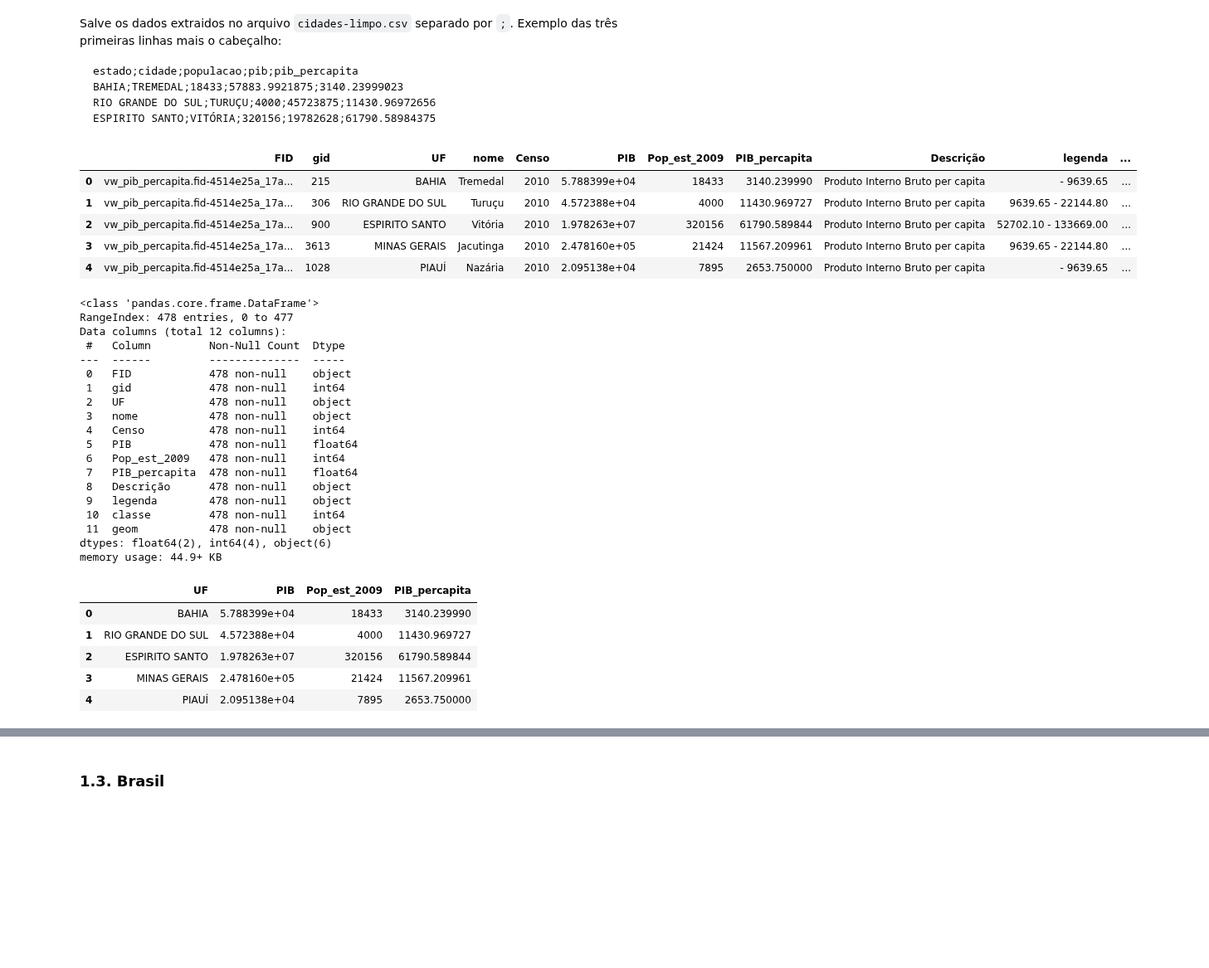
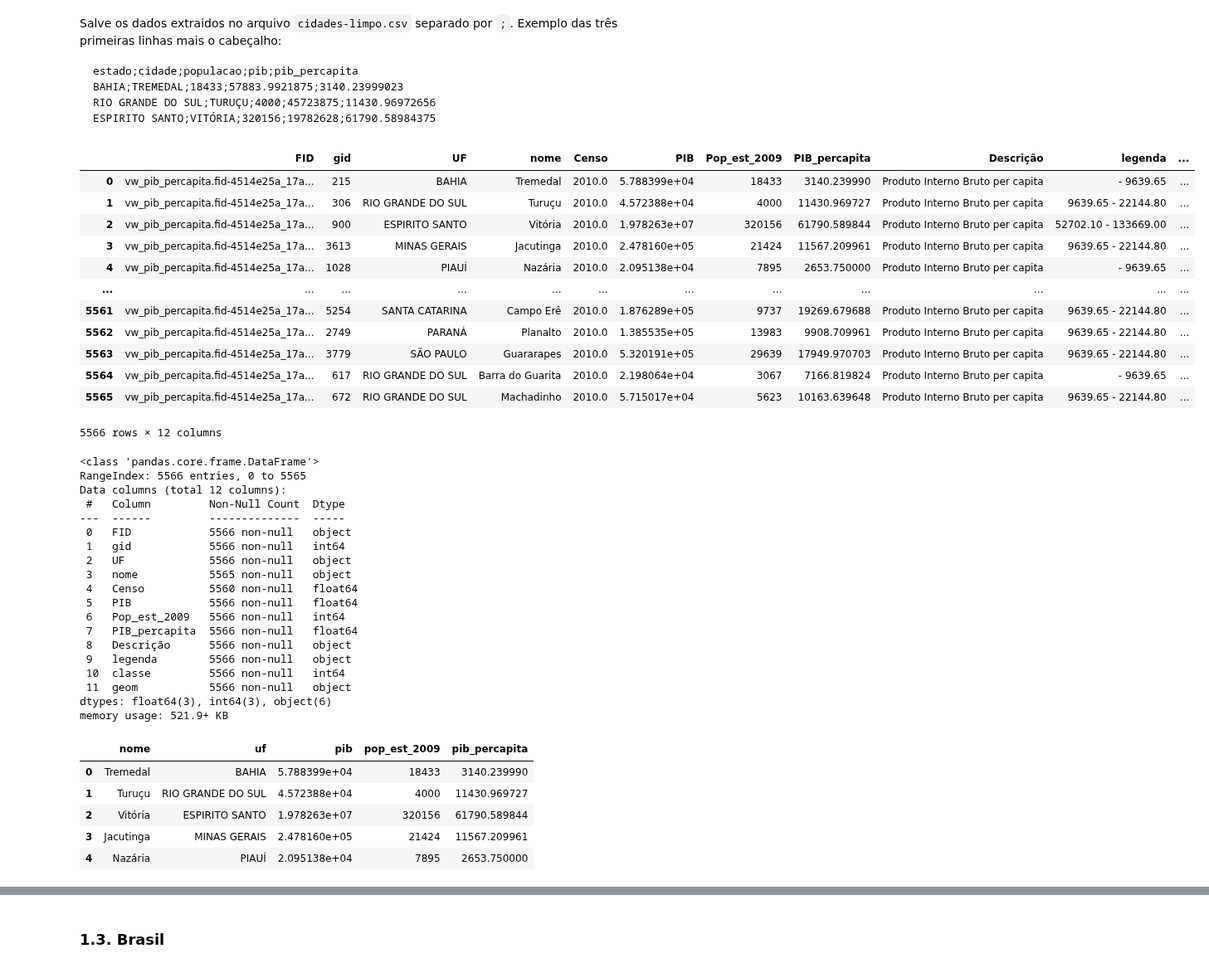
Before and after one commit to joaocabeca2/ebac, a Jupyter notebook: Profissao_Analista_de_dados_M13_Exercicio.ipynb, the cells around one changed output, grey strips where cells are left out. Shown at 83% size. Cells and saved outputs as stored; diff of their text form; code cells hidden in the pictures; blank space fills up the shorter version.

```diff
--- a/Profissao_Analista_de_dados_M13_Exercicio.ipynb
+++ b/Profissao_Analista_de_dados_M13_Exercicio.ipynb
@@ -98,50 +96,58 @@ ESPIRITO SANTO;VITÓRIA;320156;19782628;61790.58984375
 # %%
 # ler o arquivo cidades-bruto.csv
 
 import pandas as pd
 
-dados = pd.read_csv('cidades-bruto.csv',engine='python',encoding='utf8',on_bad_lines='skip')
-dados.head()
+dados = pd.read_csv('cidades-bruto.csv',encoding='utf8',on_bad_lines='skip')
+dados
 # %% [output]
 |  | FID | gid | UF | nome | Censo | PIB | Pop_est_2009 | PIB_percapita | Descrição | legenda | ... |
-| 0 | vw_pib_percapita.fid-4514e25a_17a... | 215 | BAHIA | Tremedal | 2010 | 5.788399e+04 | 18433 | 3140.239990 | Produto Interno Bruto per capita | - 9639.65 | ... |
-| 1 | vw_pib_percapita.fid-4514e25a_17a... | 306 | RIO GRANDE DO SUL | Turuçu | 2010 | 4.572388e+04 | 4000 | 11430.969727 | Produto Interno Bruto per capita | 9639.65 - 22144.80 | ... |
-| 2 | vw_pib_percapita.fid-4514e25a_17a... | 900 | ESPIRITO SANTO | Vitória | 2010 | 1.978263e+07 | 320156 | 61790.589844 | Produto Interno Bruto per capita | 52702.10 - 133669.00 | ... |
-| 3 | vw_pib_percapita.fid-4514e25a_17a... | 3613 | MINAS GERAIS | Jacutinga | 2010 | 2.478160e+05 | 21424 | 11567.209961 | Produto Interno Bruto per capita | 9639.65 - 22144.80 | ... |
-| 4 | vw_pib_percapita.fid-4514e25a_17a... | 1028 | PIAUÍ | Nazária | 2010 | 2.095138e+04 | 7895 | 2653.750000 | Produto Interno Bruto per capita | - 9639.65 | ... |
+| 0 | vw_pib_percapita.fid-4514e25a_17a... | 215 | BAHIA | Tremedal | 2010.0 | 5.788399e+04 | 18433 | 3140.239990 | Produto Interno Bruto per capita | - 9639.65 | ... |
+| 1 | vw_pib_percapita.fid-4514e25a_17a... | 306 | RIO GRANDE DO SUL | Turuçu | 2010.0 | 4.572388e+04 | 4000 | 11430.969727 | Produto Interno Bruto per capita | 9639.65 - 22144.80 | ... |
+| 2 | vw_pib_percapita.fid-4514e25a_17a... | 900 | ESPIRITO SANTO | Vitória | 2010.0 | 1.978263e+07 | 320156 | 61790.589844 | Produto Interno Bruto per capita | 52702.10 - 133669.00 | ... |
+| 3 | vw_pib_percapita.fid-4514e25a_17a... | 3613 | MINAS GERAIS | Jacutinga | 2010.0 | 2.478160e+05 | 21424 | 11567.209961 | Produto Interno Bruto per capita | 9639.65 - 22144.80 | ... |
+| 4 | vw_pib_percapita.fid-4514e25a_17a... | 1028 | PIAUÍ | Nazária | 2010.0 | 2.095138e+04 | 7895 | 2653.750000 | Produto Interno Bruto per capita | - 9639.65 | ... |
+| ... | ... | ... | ... | ... | ... | ... | ... | ... | ... | ... | ... |
+| 5561 | vw_pib_percapita.fid-4514e25a_17a... | 5254 | SANTA CATARINA | Campo Erê | 2010.0 | 1.876289e+05 | 9737 | 19269.679688 | Produto Interno Bruto per capita | 9639.65 - 22144.80 | ... |
+| 5562 | vw_pib_percapita.fid-4514e25a_17a... | 2749 | PARANÁ | Planalto | 2010.0 | 1.385535e+05 | 13983 | 9908.709961 | Produto Interno Bruto per capita | 9639.65 - 22144.80 | ... |
+| 5563 | vw_pib_percapita.fid-4514e25a_17a... | 3779 | SÃO PAULO | Guararapes | 2010.0 | 5.320191e+05 | 29639 | 17949.970703 | Produto Interno Bruto per capita | 9639.65 - 22144.80 | ... |
+| 5564 | vw_pib_percapita.fid-4514e25a_17a... | 617 | RIO GRANDE DO SUL | Barra do Guarita | 2010.0 | 2.198064e+04 | 3067 | 7166.819824 | Produto Interno Bruto per capita | - 9639.65 | ... |
+| 5565 | vw_pib_percapita.fid-4514e25a_17a... | 672 | RIO GRANDE DO SUL | Machadinho | 2010.0 | 5.715017e+04 | 5623 | 10163.639648 | Produto Interno Bruto per capita | 9639.65 - 22144.80 | ... |
+5566 rows × 12 columns
 # %%
 # visualize os resultados
 dados.info()
 # %% [output]
 <class 'pandas.core.frame.DataFrame'>
-RangeIndex: 478 entries, 0 to 477
+RangeIndex: 5566 entries, 0 to 5565
 Data columns (total 12 columns):
  #   Column         Non-Null Count  Dtype
 ---  ------         --------------  -----
- 0   FID            478 non-null    object
- 1   gid            478 non-null    int64
- 2   UF             478 non-null    object
- 3   nome           478 non-null    object
- 4   Censo          478 non-null    int64
- 5   PIB            478 non-null    float64
- 6   Pop_est_2009   478 non-null    int64
- 7   PIB_percapita  478 non-null    float64
- 8   Descrição      478 non-null    object
- 9   legenda        478 non-null    object
- 10  classe         478 non-null    int64
- 11  geom           478 non-null    object
-dtypes: float64(2), int64(4), object(6)
-memory usage: 44.9+ KB
+ 0   FID            5566 non-null   object
+ 1   gid            5566 non-null   int64
+ 2   UF             5566 non-null   object
+ 3   nome           5565 non-null   object
+ 4   Censo          5560 non-null   float64
+ 5   PIB            5566 non-null   float64
+ 6   Pop_est_2009   5566 non-null   int64
+ 7   PIB_percapita  5566 non-null   float64
+ 8   Descrição      5566 non-null   object
+ 9   legenda        5566 non-null   object
+ 10  classe         5566 non-null   int64
+ 11  geom           5566 non-null   object
+dtypes: float64(3), int64(3), object(6)
+memory usage: 521.9+ KB
 # %%
-dados_filtrados = dados[['UF','PIB','Pop_est_2009','PIB_percapita']]
+dados_filtrados = dados[['nome','UF','PIB','Pop_est_2009','PIB_percapita']]
+dados_filtrados.columns = list(map(lambda coluna: coluna.lower(),dados_filtrados.columns))
 dados_filtrados.head()
 # %% [output]
-|  | UF | PIB | Pop_est_2009 | PIB_percapita |
-| 0 | BAHIA | 5.788399e+04 | 18433 | 3140.239990 |
-| 1 | RIO GRANDE DO SUL | 4.572388e+04 | 4000 | 11430.969727 |
-| 2 | ESPIRITO SANTO | 1.978263e+07 | 320156 | 61790.589844 |
-| 3 | MINAS GERAIS | 2.478160e+05 | 21424 | 11567.209961 |
-| 4 | PIAUÍ | 2.095138e+04 | 7895 | 2653.750000 |
+|  | nome | uf | pib | pop_est_2009 | pib_percapita |
+| 0 | Tremedal | BAHIA | 5.788399e+04 | 18433 | 3140.239990 |
+| 1 | Turuçu | RIO GRANDE DO SUL | 4.572388e+04 | 4000 | 11430.969727 |
+| 2 | Vitória | ESPIRITO SANTO | 1.978263e+07 | 320156 | 61790.589844 |
+| 3 | Jacutinga | MINAS GERAIS | 2.478160e+05 | 21424 | 11567.209961 |
+| 4 | Nazária | PIAUÍ | 2.095138e+04 | 7895 | 2653.750000 |
 # %%
 # escrever o conteudo extraido no arquivo cidades-limpo.csv separados por ;
 dados_filtrados.to_csv('./cidades-limpo.csv',index='False',sep=';')
```
Also changed, not shown: parts of 11 cells of this notebook.
